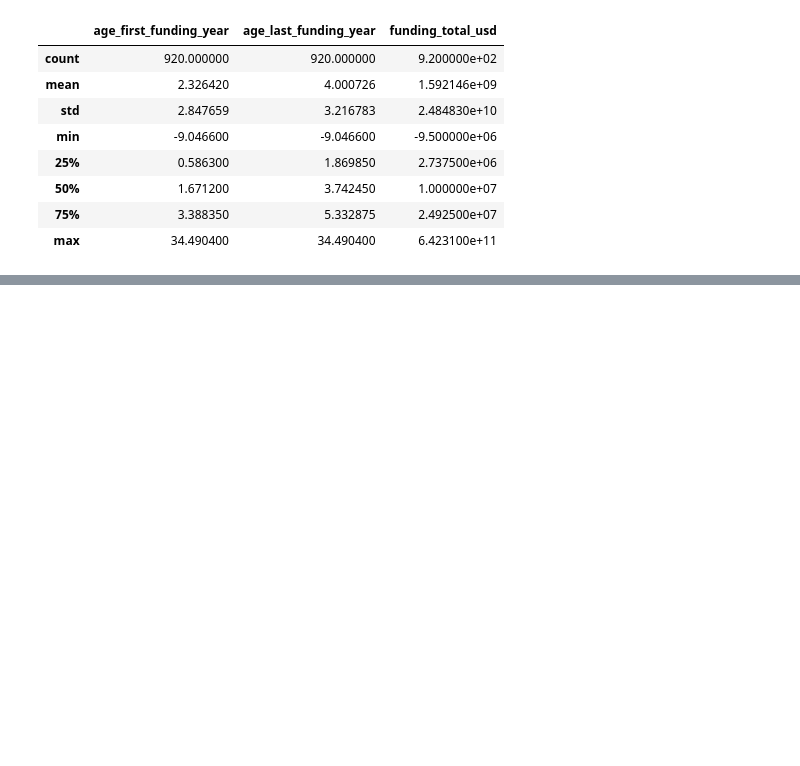
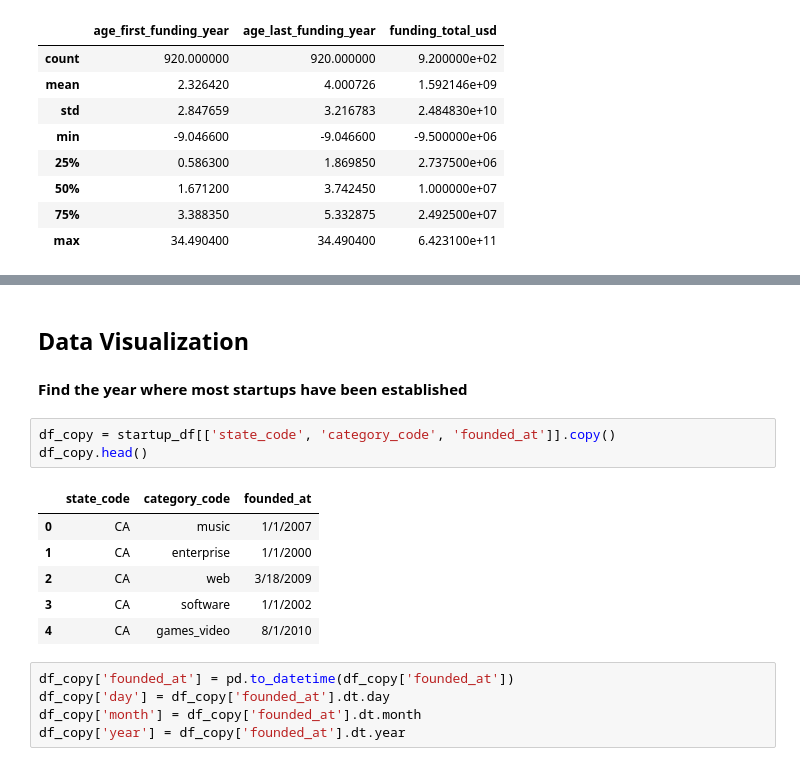
Before and after one commit to fahiradh/data-project, a Jupyter notebook: Project 1/start-up.ipynb, the cells around one changed output, grey strips where cells are left out. Saved outputs shown, nothing was run; the diff lists cells and outputs as text; blank space fills up the shorter version.

```diff
--- a/Project 1/start-up.ipynb
+++ b/Project 1/start-up.ipynb
@@ -202,0 +238,19 @@ TypeError: unhashable type: 'Series'
+# %% [markdown]
+## Data Visualization
+# %% [markdown]
+**Find the year where most startups have been established**
+# %%
+df_copy = startup_df[['state_code', 'category_code', 'founded_at']].copy()
+df_copy.head()
+# %% [output]
+|  | state_code | category_code | founded_at |
+| 0 | CA | music | 1/1/2007 |
+| 1 | CA | enterprise | 1/1/2000 |
+| 2 | CA | web | 3/18/2009 |
+| 3 | CA | software | 1/1/2002 |
+| 4 | CA | games_video | 8/1/2010 |
+# %%
+df_copy['founded_at'] = pd.to_datetime(df_copy['founded_at'])
+df_copy['day'] = df_copy['founded_at'].dt.day
+df_copy['month'] = df_copy['founded_at'].dt.month
+df_copy['year'] = df_copy['founded_at'].dt.year
```
Also changed, not shown: parts of 15 cells of this notebook.
